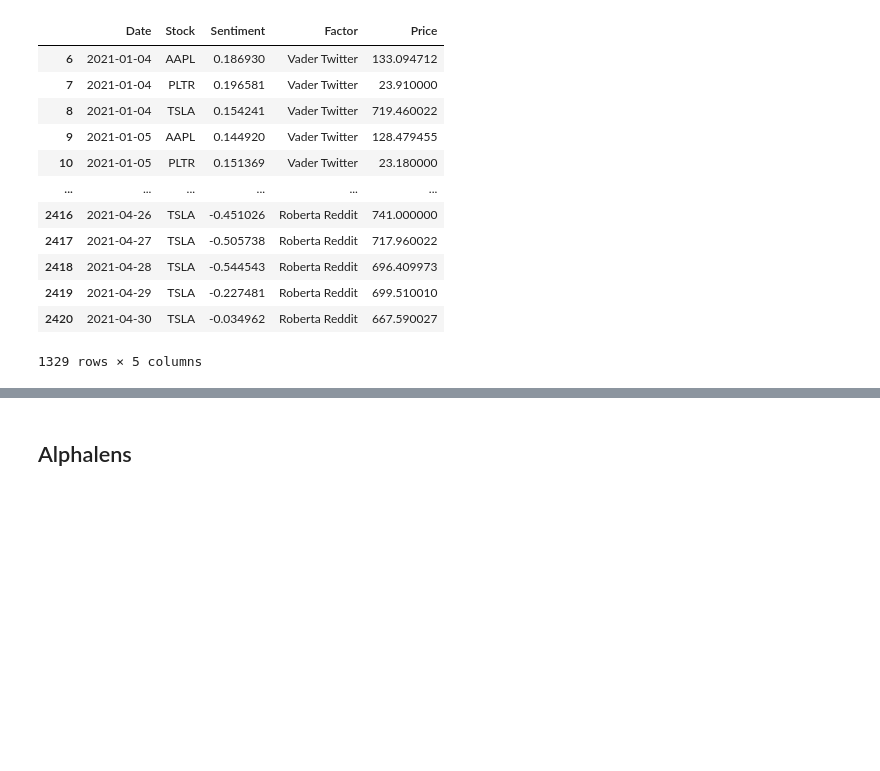
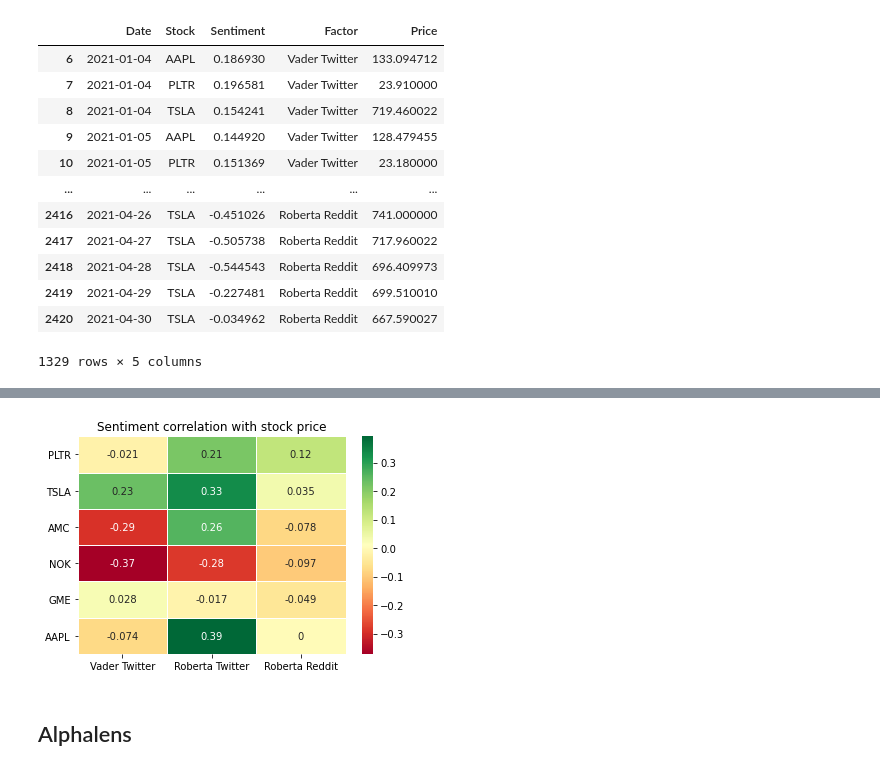
Before and after one commit to rometaidla/flash-boys, a Jupyter notebook: alphalens.ipynb, the cells around one changed output, grey strips where cells are left out. Cells and saved outputs as stored; diff of their text form; code cells hidden in the pictures; blank space fills up the shorter version.

```diff
--- a/alphalens.ipynb
+++ b/alphalens.ipynb
@@ -92,3 +94,7 @@ plot(sentiments_prices, stocks, factors)
+# %%
+plot_correlations(sentiments_prices, stocks, factors)
+# %% [output]
+[figure, added]
 # %% [markdown]
 ## Alphalens
 # %%
```
Also changed, not shown: parts of 5 cells of this notebook, 1 other file.
